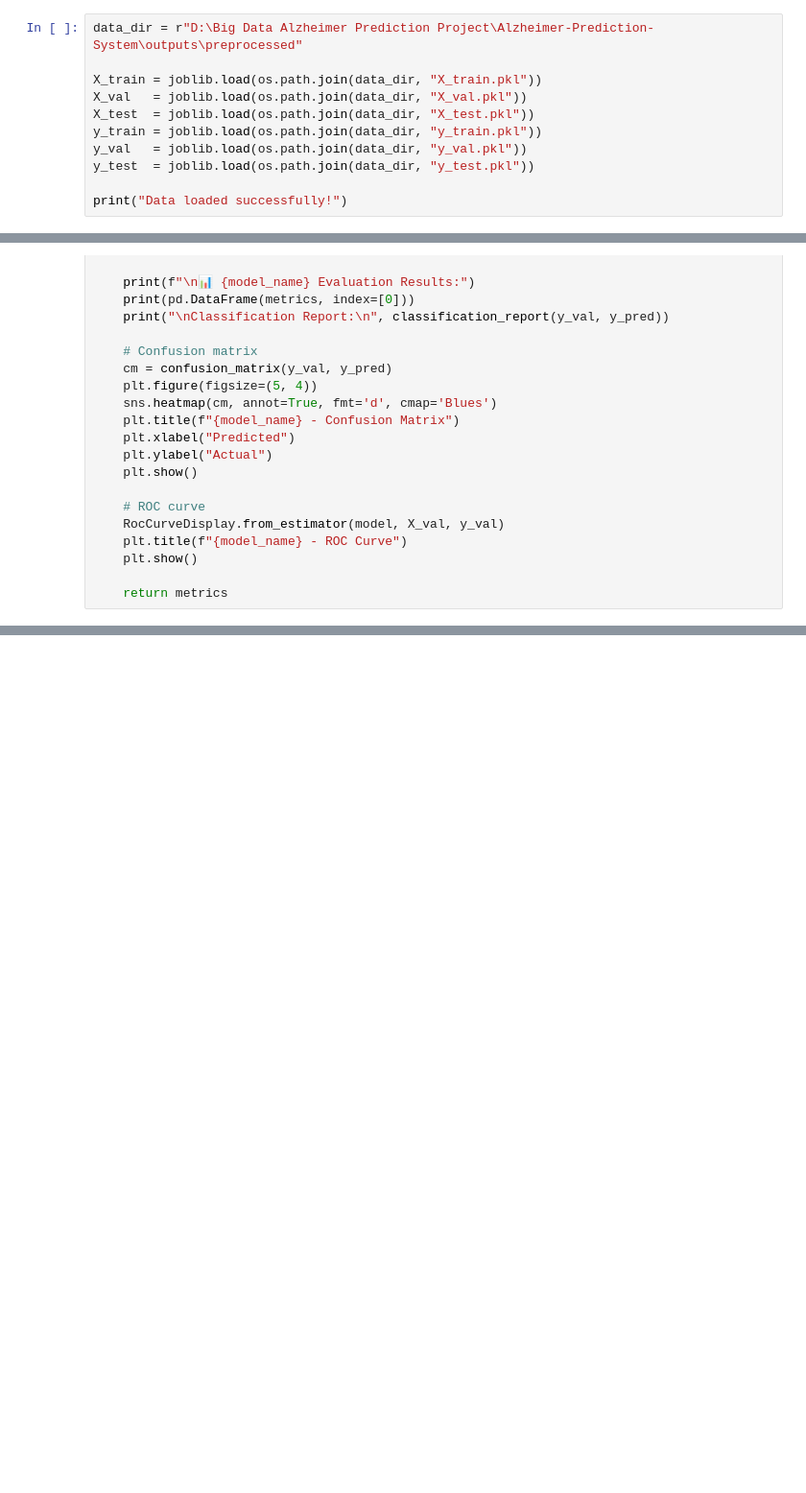
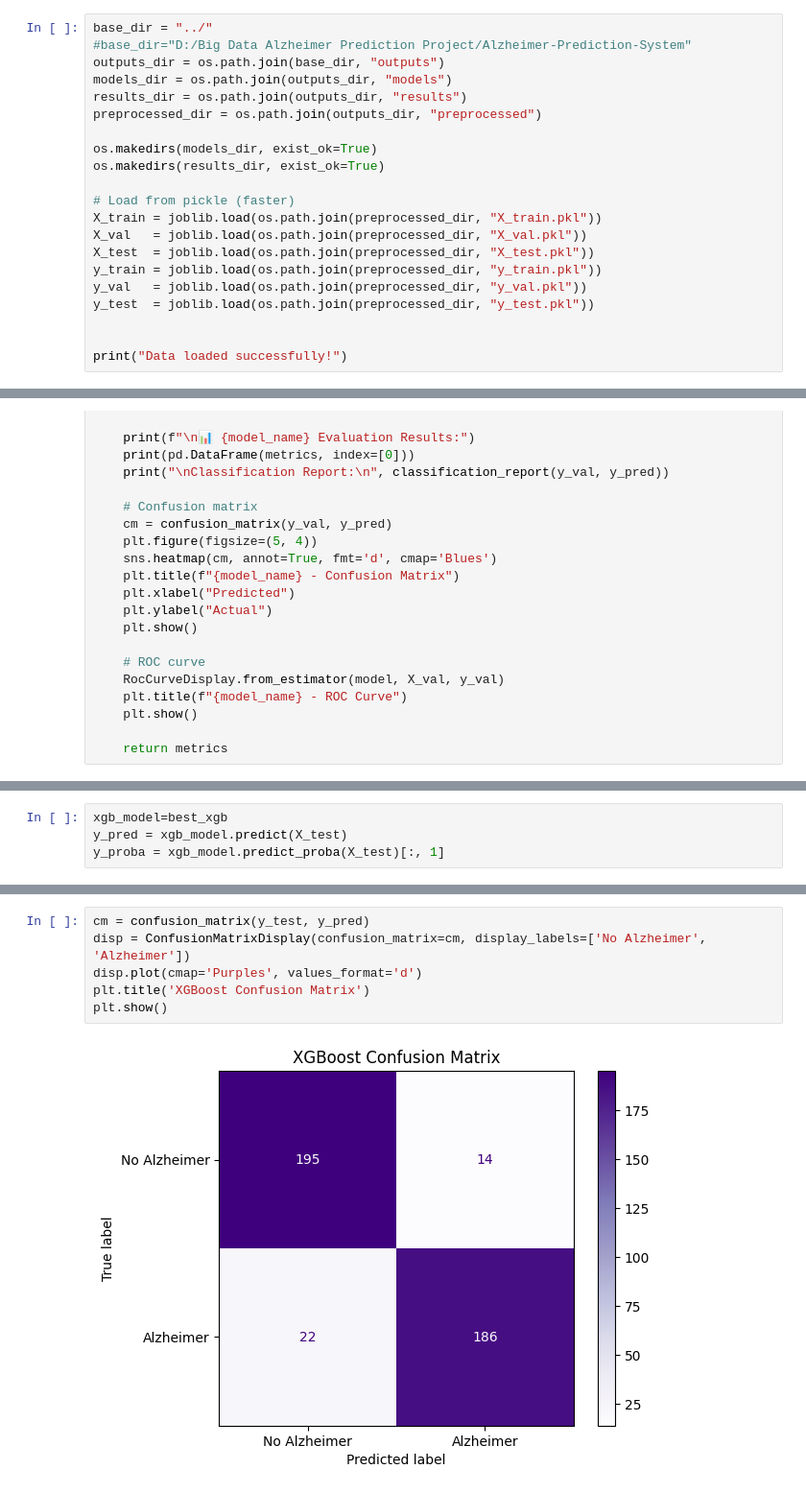
Before and after one commit to ishasingh2704/Alzheimer-Prediction-System, a Jupyter notebook: notebooks/04_model_xgboost (1).ipynb, the cells around one changed output, grey strips where cells are left out. Shown at 96% size. Drawn from its saved outputs; the diff is of its cells as text; blank space fills up the shorter version.

```diff
--- a/notebooks/03_model_training_xgboost.ipynb
+++ b/notebooks/04_model_xgboost (1).ipynb
@@ -15,13 +15,23 @@ from sklearn.metrics import (
 )
 # %%
-data_dir = r"D:\Big Data Alzheimer Prediction Project\Alzheimer-Prediction-System\outputs\preprocessed"
+base_dir = "../"
+#base_dir="D:/Big Data Alzheimer Prediction Project/Alzheimer-Prediction-System"
+outputs_dir = os.path.join(base_dir, "outputs")
+models_dir = os.path.join(outputs_dir, "models")
+results_dir = os.path.join(outputs_dir, "results")
+preprocessed_dir = os.path.join(outputs_dir, "preprocessed")
 
-X_train = joblib.load(os.path.join(data_dir, "X_train.pkl"))
-X_val   = joblib.load(os.path.join(data_dir, "X_val.pkl"))
-X_test  = joblib.load(os.path.join(data_dir, "X_test.pkl"))
-y_train = joblib.load(os.path.join(data_dir, "y_train.pkl"))
-y_val   = joblib.load(os.path.join(data_dir, "y_val.pkl"))
-y_test  = joblib.load(os.path.join(data_dir, "y_test.pkl"))
+os.makedirs(models_dir, exist_ok=True)
+os.makedirs(results_dir, exist_ok=True)
+
+# Load from pickle (faster)
+X_train = joblib.load(os.path.join(preprocessed_dir, "X_train.pkl"))
+X_val   = joblib.load(os.path.join(preprocessed_dir, "X_val.pkl"))
+X_test  = joblib.load(os.path.join(preprocessed_dir, "X_test.pkl"))
+y_train = joblib.load(os.path.join(preprocessed_dir, "y_train.pkl"))
+y_val   = joblib.load(os.path.join(preprocessed_dir, "y_val.pkl"))
+y_test  = joblib.load(os.path.join(preprocessed_dir, "y_test.pkl"))
+
 
 print("Data loaded successfully!")
 # %% [output]
@@ -136,3 +146,7 @@ pd.DataFrame([metrics]).to_csv(os.path.join(results_path, "xgboost_results.csv")
 print("\nXGBoost model and results saved successfully!")
 # %% [output]
 XGBoost model and results saved successfully!
+# %%
+xgb_model=best_xgb
+y_pred = xgb_model.predict(X_test)
+y_proba = xgb_model.predict_proba(X_test)[:, 1]
@@ -138,0 +199,8 @@ XGBoost model and results saved successfully!
+# %%
+cm = confusion_matrix(y_test, y_pred)
+disp = ConfusionMatrixDisplay(confusion_matrix=cm, display_labels=['No Alzheimer', 'Alzheimer'])
+disp.plot(cmap='Purples', values_format='d')
+plt.title('XGBoost Confusion Matrix')
+plt.show()
+# %% [output]
+[figure, added]
```
Also changed, not shown: parts of 8 cells of this notebook, 14 other files.
